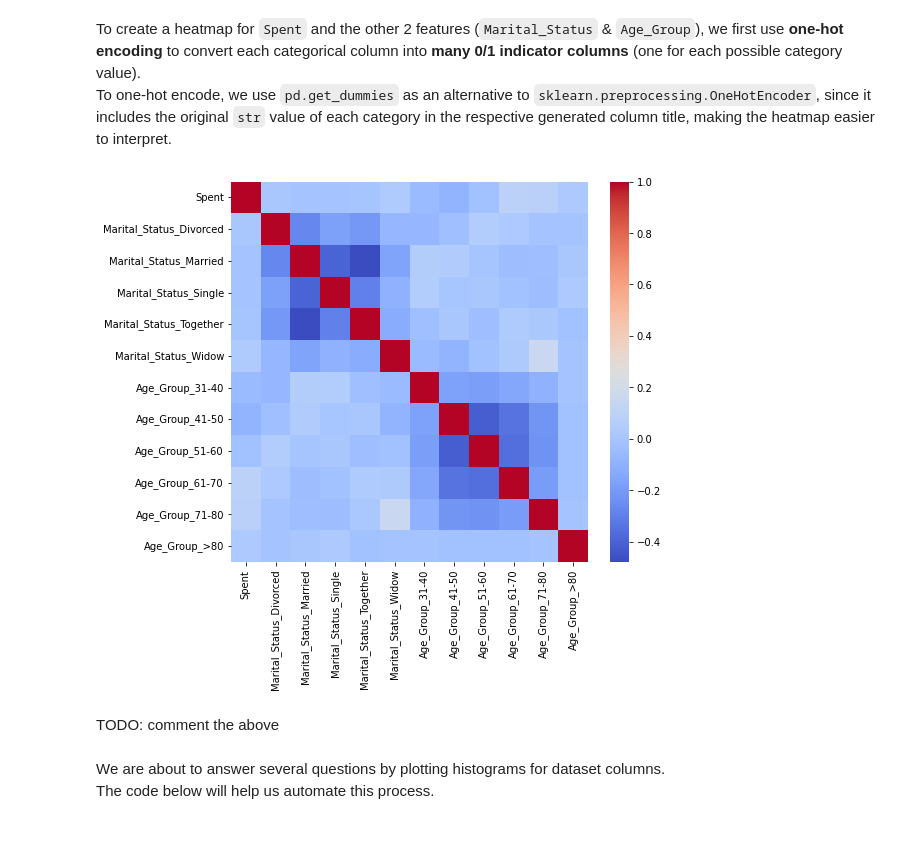
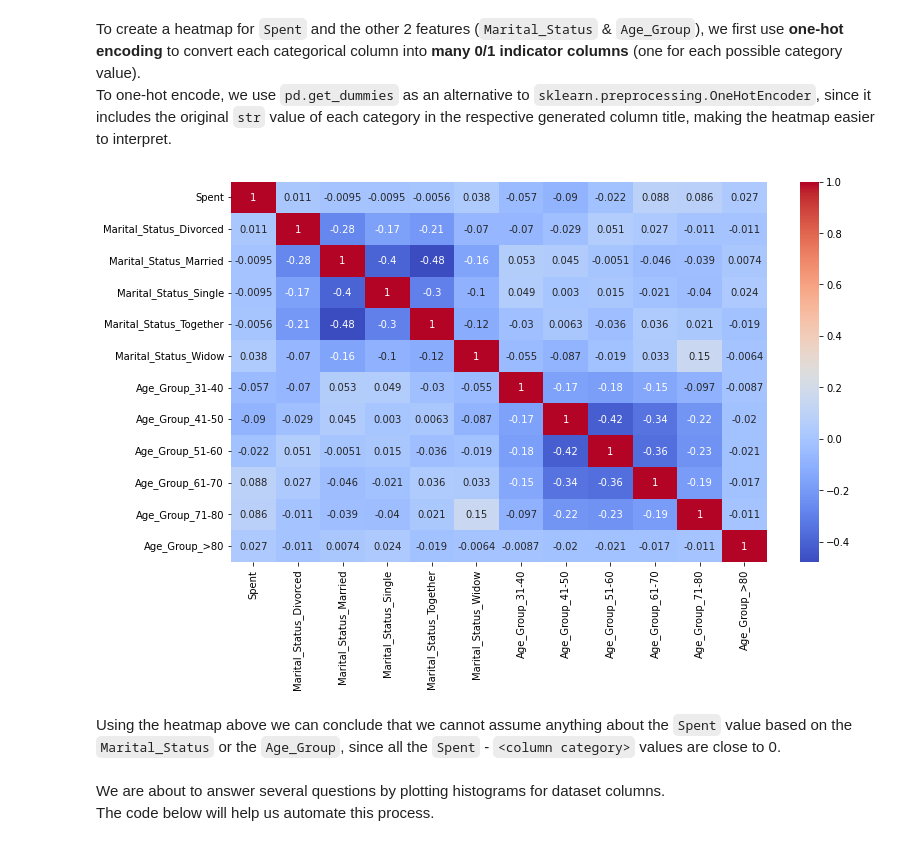
Before and after one commit to pspanoudakis/Data-Mining-Techniques-Projects, a Jupyter notebook: project1/CustomerPersonalityAnalysis.ipynb, the cells around one changed output. Cells and saved outputs as stored; diff of their text form; code cells hidden in the pictures.

```diff
--- a/project1/CustomerPersonalityAnalysis.ipynb
+++ b/project1/CustomerPersonalityAnalysis.ipynb
@@ -60,8 +60,8 @@ class DataColumn:
 
 printMd: Callable[[str], "DisplayHandle | None"] = lambda s: display(Markdown(s))
 
-def drawHeatmap(df: pd.DataFrame, ax: plt.Axes, cmap: str = "coolwarm"):
-    _ = sns.heatmap(df.corr(), ax=ax, cmap=cmap)
+def drawHeatmap(df: pd.DataFrame, ax: plt.Axes, cmap: str = "coolwarm", **kwargs):
+    _ = sns.heatmap(df.corr(), ax=ax, cmap=cmap, **kwargs)
 # %% [markdown]
 ### **Q1**: Initial Dataset preprocessing & cleaning
 
@@ -509,17 +509,17 @@ To one-hot encode, we use `pd.get_dummies` as an alternative to `sklearn.preproc
 # %%
 includeCols = [
     DataColumn.SPENT,
     DataColumn.MARITAL_STATUS,
     DataColumn.AGE_GROUP
 ]
 
 dfView = pd.get_dummies(data=dataDf[includeCols], columns=[DataColumn.MARITAL_STATUS, DataColumn.AGE_GROUP])
-_, axes = plt.subplots(1, 1, figsize=(8,7))
-drawHeatmap(dfView, axes)
+_, axes = plt.subplots(1, 1, figsize=(12,7))
+drawHeatmap(dfView, axes, annot=True)
 # %% [output]
-[figure, old version]
+[figure, new version]
-# %% [markdown]
-TODO: comment the above
+# %% [markdown]
+Using the heatmap above we can conclude that we cannot assume anything about the `Spent` value based on the `Marital_Status` or the `Age_Group`, since all the `Spent` - `<column category>` values are close to 0.
 # %% [markdown]
 We are about to answer several questions by plotting histograms for dataset columns.\
 The code below will help us automate this process.
```
